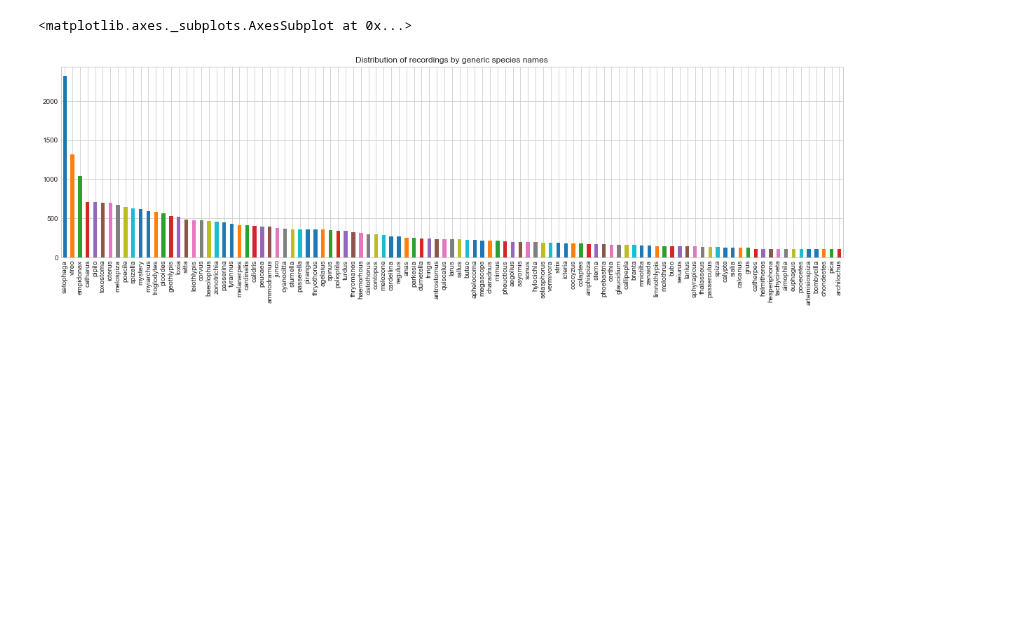
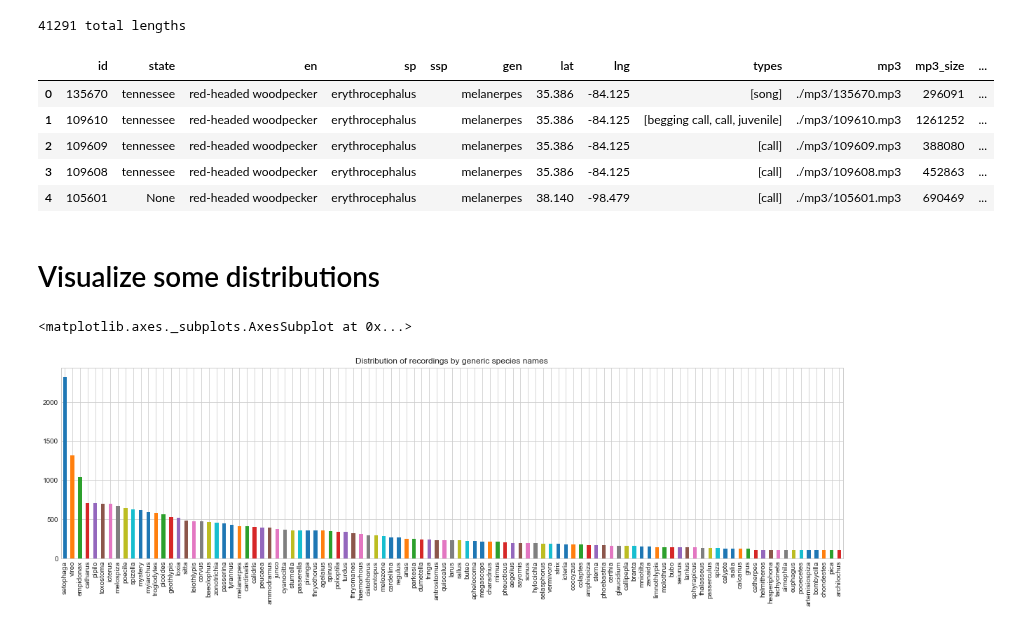
Before and after one commit to vangj/ds, a Jupyter notebook: xeno-canto/explore-data.ipynb, the cells around one changed output. Saved outputs shown, nothing was run; the diff lists cells and outputs as text; code cells hidden in the pictures; blank space fills up the shorter version.

```diff
--- a/xeno-canto/explore-data.ipynb
+++ b/xeno-canto/explore-data.ipynb
@@ -73,30 +79,47 @@ def get_recording(data):
         'lng': get_lat_lng(data['lng']),
         'types': [t.strip() for t in data['type'].split(',')],
         'mp3': mp3,
-        'mp3_size': getsize(mp3)
+        'mp3_size': getsize(mp3),
+        'duration': 0.0
     }
+
+def get_recording_duration(idx, data, use_librosa=False):
+    duration = None
+    fname = data['mp3']
+
+    if use_librosa is True:
+        y, sr = librosa.load(data['mp3'])
+        duration = librosa.core.get_duration(y=y, sr=sr)
+    else:
+        args=('ffprobe', '-show_entries', 'format=duration', '-i', data['mp3'])
+        popen = subprocess.Popen(args, stdout = subprocess.PIPE)
+        popen.wait()
+        output = popen.stdout.read()
+        try:
+            duration = float(output.split('\n')[1].split('=')[1])
+        except:
+            pass
+    return idx, duration
 
 def convert_rdict_to_df(data):
     def to_tuple(d):
-        t = (d['id'], d['state'], d['en'], d['sp'], d['ssp'], d['gen'], d['lat'], d['lng'], d['types'], d['mp3'], d['mp3_size'])
+        t = (d['id'], d['state'], d['en'], d['sp'], d['ssp'], d['gen'], d['lat'], d['lng'], d['types'], d['mp3'], d['mp3_size'], d['duration'])
         return t
 
     recordings = [to_tuple(d) for d in data]
-    return pd.DataFrame(recordings, columns=['id', 'state', 'en', 'sp', 'ssp', 'gen', 'lat', 'lng', 'types', 'mp3', 'mp3_size'])
+    return pd.DataFrame(recordings, columns=['id', 'state', 'en', 'sp', 'ssp', 'gen', 'lat', 'lng', 'types', 'mp3', 'mp3_size', 'duration'])
 
-def get_recording_df():
+def get_recording_data():
     raw_data = [load_json('./json/{}'.format(f)) for f in listdir('./json') if isfile(join('./json', f))]
     print('{} total json files'.format(len(raw_data)))
 
     raw_data = list(itertools.chain(*raw_data))
-    print('{} total recordings'.format(len(raw_data)))
+    print('{} total recordings from json'.format(len(raw_data)))
 
     data = [get_recording(item) for item in raw_data]
-    print('{} total recordings'.format(len(data)))
+    print('{} total recordings items'.format(len(data)))
 
-    recording_df = convert_rdict_to_df(data)
-    print(recording_df.shape)
-    return recording_df
+    return data
 # %%
 codes_states_mapping = get_codes_states_mapping()
 valid_states = get_states()
@@ -128,0 +156,4 @@ recording_df.head(20)
+# %%
+print('{} total lengths'.format(len(results)))
+# %% [output]
+41291 total lengths
@@ -128,0 +162,9 @@ recording_df.head(20)
+# %%
+recording_df.query('duration > 0').head(5)
+# %% [output]
+|  | id | state | en | sp | ssp | gen | lat | lng | types | mp3 | mp3_size | ... |
+| 0 | 135670 | tennessee | red-headed woodpecker | erythrocephalus |  | melanerpes | 35.386 | -84.125 | [song] | ./mp3/135670.mp3 | 296091 | ... |
+| 1 | 109610 | tennessee | red-headed woodpecker | erythrocephalus |  | melanerpes | 35.386 | -84.125 | [begging call, call, juvenile] | ./mp3/109610.mp3 | 1261252 | ... |
+| 2 | 109609 | tennessee | red-headed woodpecker | erythrocephalus |  | melanerpes | 35.386 | -84.125 | [call] | ./mp3/109609.mp3 | 388080 | ... |
+| 3 | 109608 | tennessee | red-headed woodpecker | erythrocephalus |  | melanerpes | 35.386 | -84.125 | [call] | ./mp3/109608.mp3 | 452863 | ... |
+| 4 | 105601 | None | red-headed woodpecker | erythrocephalus |  | melanerpes | 38.140 | -98.479 | [call] | ./mp3/105601.mp3 | 690469 | ... |
@@ -129,3 +173,5 @@ recording_df.head(20)
+# %% [markdown]
+# Visualize some distributions
 # %%
 fig, ax = plt.subplots(1, 1, figsize=(20, 5))
 ax.set_title('Distribution of recordings by generic species names')
```
Also changed, not shown: parts of 18 cells of this notebook.
